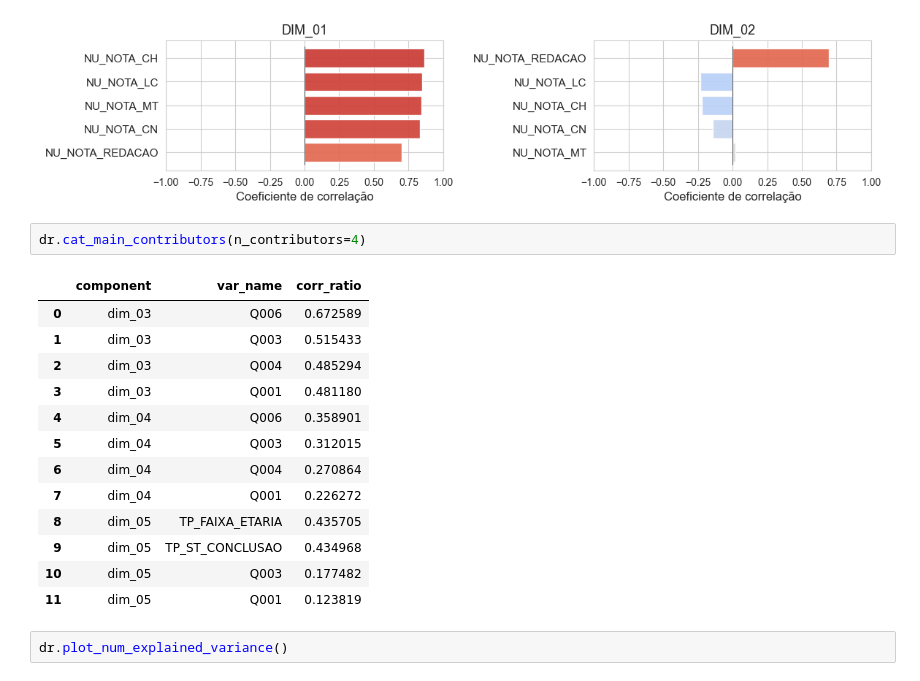
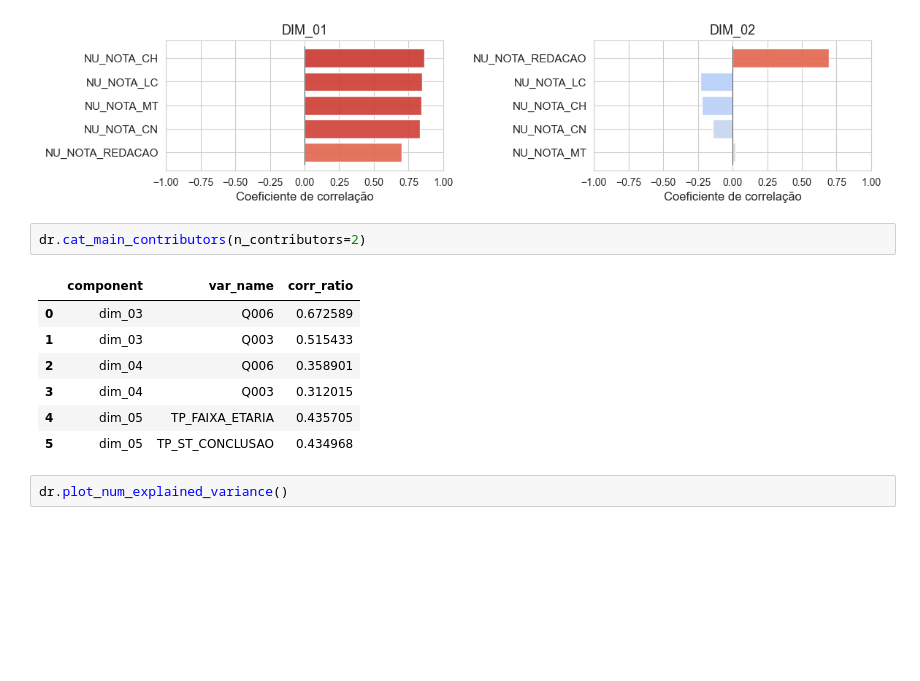
Before and after one commit to jaretwaters/ufg, a Jupyter notebook: notebooks/2_redução_dimensionalidade.ipynb, the cells around one changed output. Drawn from its saved outputs; the diff is of its cells as text; blank space fills up the shorter version.

```diff
--- a/notebooks/2_redução_dimensionalidade.ipynb
+++ b/notebooks/2_redução_dimensionalidade.ipynb
@@ -56,21 +56,15 @@ dr.plot_num_main_contributors(n_contributors=5)
 # %% [output]
 [figure]
 # %%
-dr.cat_main_contributors(n_contributors=4)
+dr.cat_main_contributors(n_contributors=2)
 # %% [output]
 |  | component | var_name | corr_ratio |
 | 0 | dim_03 | Q006 | 0.672589 |
 | 1 | dim_03 | Q003 | 0.515433 |
-| 2 | dim_03 | Q004 | 0.485294 |
-| 3 | dim_03 | Q001 | 0.481180 |
-| 4 | dim_04 | Q006 | 0.358901 |
-| 5 | dim_04 | Q003 | 0.312015 |
-| 6 | dim_04 | Q004 | 0.270864 |
-| 7 | dim_04 | Q001 | 0.226272 |
-| 8 | dim_05 | TP_FAIXA_ETARIA | 0.435705 |
-| 9 | dim_05 | TP_ST_CONCLUSAO | 0.434968 |
-| 10 | dim_05 | Q003 | 0.177482 |
-| 11 | dim_05 | Q001 | 0.123819 |
+| 2 | dim_04 | Q006 | 0.358901 |
+| 3 | dim_04 | Q003 | 0.312015 |
+| 4 | dim_05 | TP_FAIXA_ETARIA | 0.435705 |
+| 5 | dim_05 | TP_ST_CONCLUSAO | 0.434968 |
 # %%
 dr.plot_num_explained_variance()
 # %% [output]
```
Also changed, not shown: parts of 3 cells of this notebook, 15 other files.
